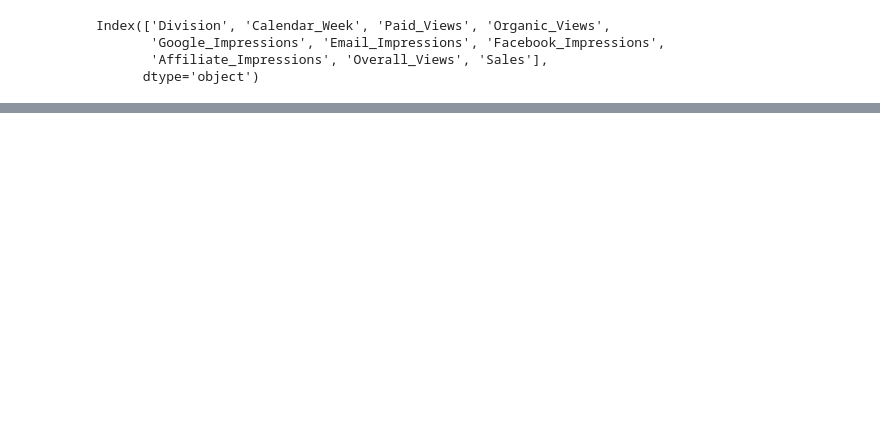
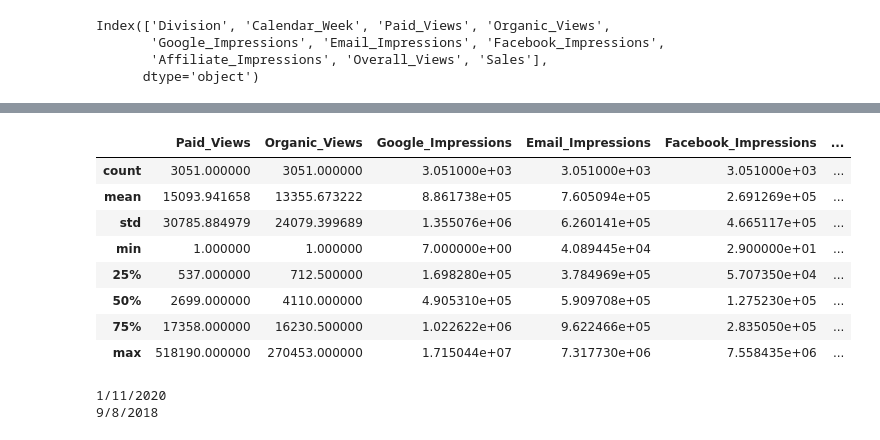
Before and after one commit to iair/mitic-data-science-team-1-septiembre-2024, a Jupyter notebook: clases/DS fundamentals/clase 2/pandas.ipynb, the cells around one changed output, grey strips where cells are left out. Saved outputs shown, nothing was run; the diff lists cells and outputs as text; code cells hidden in the pictures; blank space fills up the shorter version.

```diff
--- a/clases/DS fundamentals/clase 2/pandas.ipynb
+++ b/clases/DS fundamentals/clase 2/pandas.ipynb
@@ -23,0 +56,18 @@ Index(['Division', 'Calendar_Week', 'Paid_Views', 'Organic_Views',
+# %%
+df.describe()
+# %% [output]
+|  | Paid_Views | Organic_Views | Google_Impressions | Email_Impressions | Facebook_Impressions | ... |
+| count | 3051.000000 | 3051.000000 | 3.051000e+03 | 3.051000e+03 | 3.051000e+03 | ... |
+| mean | 15093.941658 | 13355.673222 | 8.861738e+05 | 7.605094e+05 | 2.691269e+05 | ... |
+| std | 30785.884979 | 24079.399689 | 1.355076e+06 | 6.260141e+05 | 4.665117e+05 | ... |
+| min | 1.000000 | 1.000000 | 7.000000e+00 | 4.089445e+04 | 2.900000e+01 | ... |
+| 25% | 537.000000 | 712.500000 | 1.698280e+05 | 3.784969e+05 | 5.707350e+04 | ... |
+| 50% | 2699.000000 | 4110.000000 | 4.905310e+05 | 5.909708e+05 | 1.275230e+05 | ... |
+| 75% | 17358.000000 | 16230.500000 | 1.022622e+06 | 9.622466e+05 | 2.835050e+05 | ... |
+| max | 518190.000000 | 270453.000000 | 1.715044e+07 | 7.317730e+06 | 7.558435e+06 | ... |
+# %%
+print(np.min(df[['Calendar_Week']]))
+print(np.max(df[['Calendar_Week']]))
+# %% [output]
+1/11/2020
+9/8/2018
```
Also changed, not shown: parts of 20 cells of this notebook, 4 other files.
